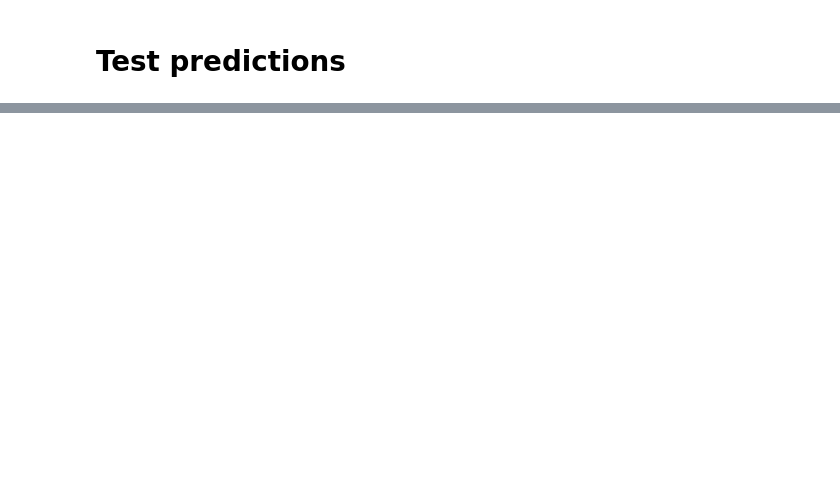
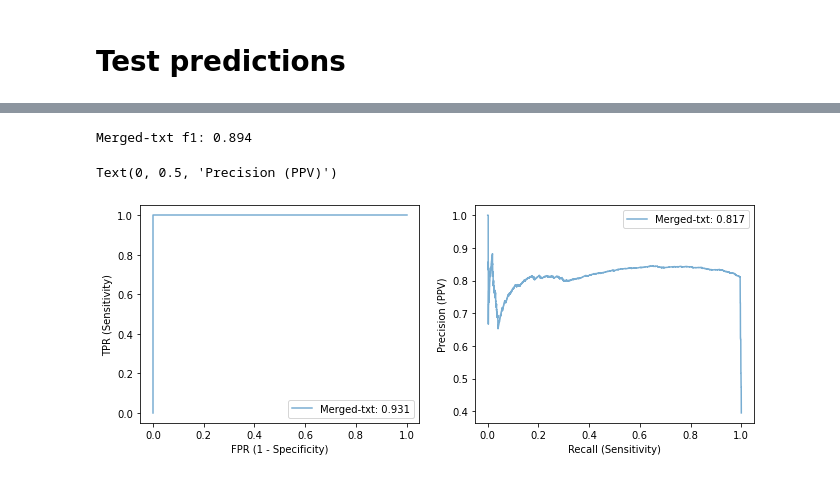
Before and after one commit to Simonlee711/MEME, a Jupyter notebook: finetune.ipynb, the cells around one changed output, grey strips where cells are left out. Cells and saved outputs as stored; diff of their text form; code cells hidden in the pictures; blank space fills up the shorter version.

Commit message:
mm model included in notebook

```diff
--- a/finetune.ipynb
+++ b/finetune.ipynb
@@ -1203,0 +1202,36 @@ print("what")
+# %%
+import matplotlib.pyplot as plt
+from sklearn.metrics import roc_curve, precision_recall_curve
+from sklearn.metrics import roc_auc_score, average_precision_score, f1_score
+
+yt = np.hstack(label_list)
+yl = np.hstack(logit_list)
+yp = np.hstack(probs_list)
+
+result_df = pd.DataFrame({"y_true": yt, "y_prob": yp, "y_raw": yl})
+result_df.to_csv('Finetune-multimodal.csv')
+
+f, axarr = plt.subplots(1, 2, figsize=(11, 4))
+
+model_name = "Merged-txt"
+fpr, tpr, _ = roc_curve(yt, yt)
+precisions, recalls, _ = precision_recall_curve(yt, yp)
+auroc = roc_auc_score(yt, yp)
+auprc = average_precision_score(yt, yp)
+preds = (yp >= 0.5).astype(int)
+f1 = f1_score(yt, preds)
+print(f"{model_name} f1: {f1:.3f}")
+axarr[0].plot(fpr, tpr, alpha=0.6, label=f'{model_name}: {auroc:.3f}')
+axarr[1].step(recalls, precisions, where='post', alpha=0.6, label=f'{model_name}: {auprc:.3f}')
+
+
+axarr[0].legend()
+axarr[0].set_xlabel('FPR (1 - Specificity)')
+axarr[0].set_ylabel('TPR (Sensitivity)')
+axarr[1].legend()
+axarr[1].set_xlabel('Recall (Sensitivity)')
+axarr[1].set_ylabel('Precision (PPV)')
+# %% [output]
+Merged-txt f1: 0.894
+Text(0, 0.5, 'Precision (PPV)')
+[figure, added]
```
Also changed, not shown: parts of 6 cells of this notebook, 2 other files.
